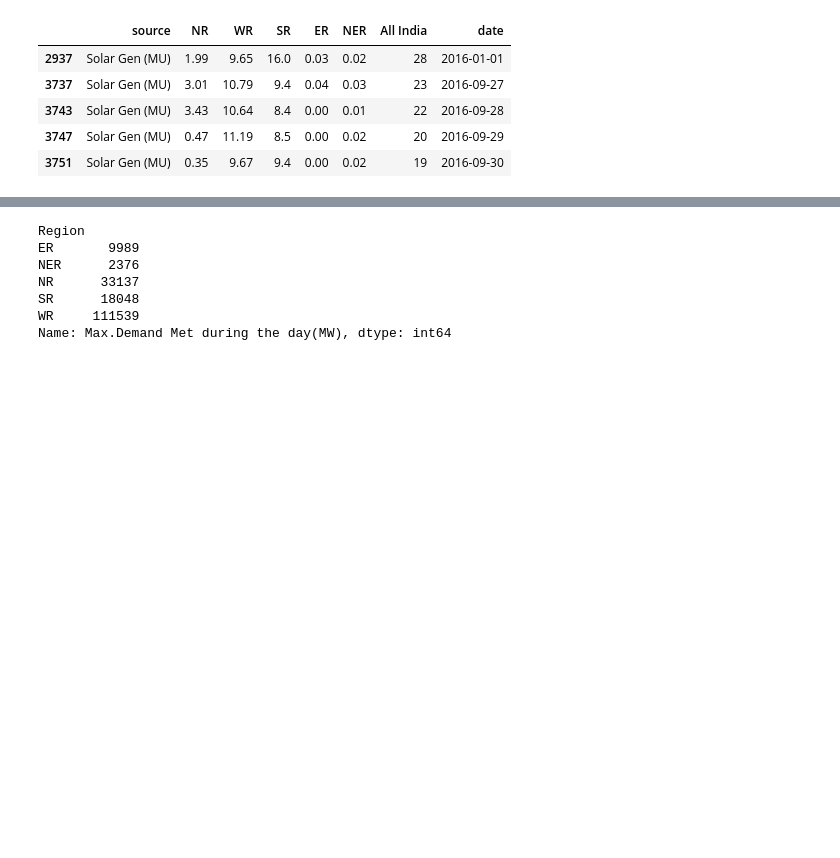
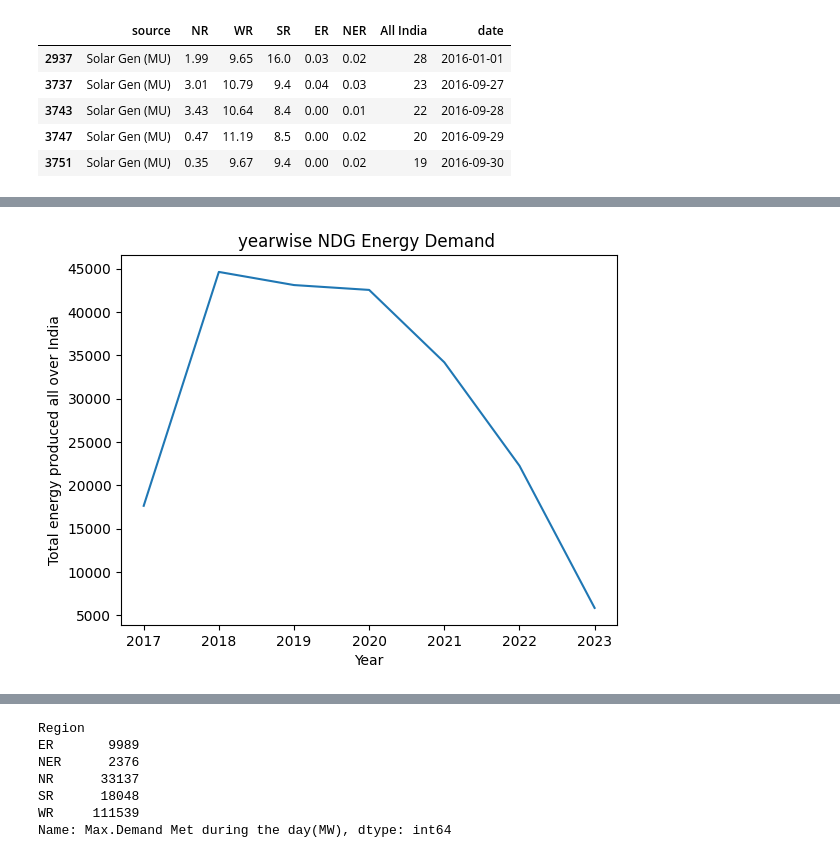
Before and after one commit to ashu-tosh272/POWER-GENERATION-DATA-ANALYSIS, a Jupyter notebook: major_project.ipynb, the cells around one changed output, grey strips where cells are left out. Saved outputs shown, nothing was run; the diff lists cells and outputs as text; code cells hidden in the pictures; blank space fills up the shorter version.

```diff
--- a/major_project.ipynb
+++ b/major_project.ipynb
@@ -451,0 +539,3 @@ DATA SET 2
+# %%
+df1_source_NDG=df1_source.query('source == "Gas, Naptha & Diesel"')
+df1_source_NDG.head()
@@ -451,0 +549,4 @@ DATA SET 2
+# %%
+df1_source_NDG['date'] = pd.to_datetime(df1_source_NDG['date'])
+df1_source_NDG_grp = df1_source_NDG.groupby(df1_source_NDG['date'].dt.year)['All India'].sum()
+df1_source_NDG_grp.head()
@@ -451,0 +561,9 @@ DATA SET 2
+# %%
+# Create a line plot of energy demand by source
+df1_source_NDG_grp.plot()
+plt.xlabel('Year')
+plt.ylabel('Total energy produced all over India')
+plt.title('yearwise NDG Energy Demand ')
+plt.show()
+# %% [output]
+[figure, added]
```
Also changed, not shown: parts of 28 cells of this notebook.
